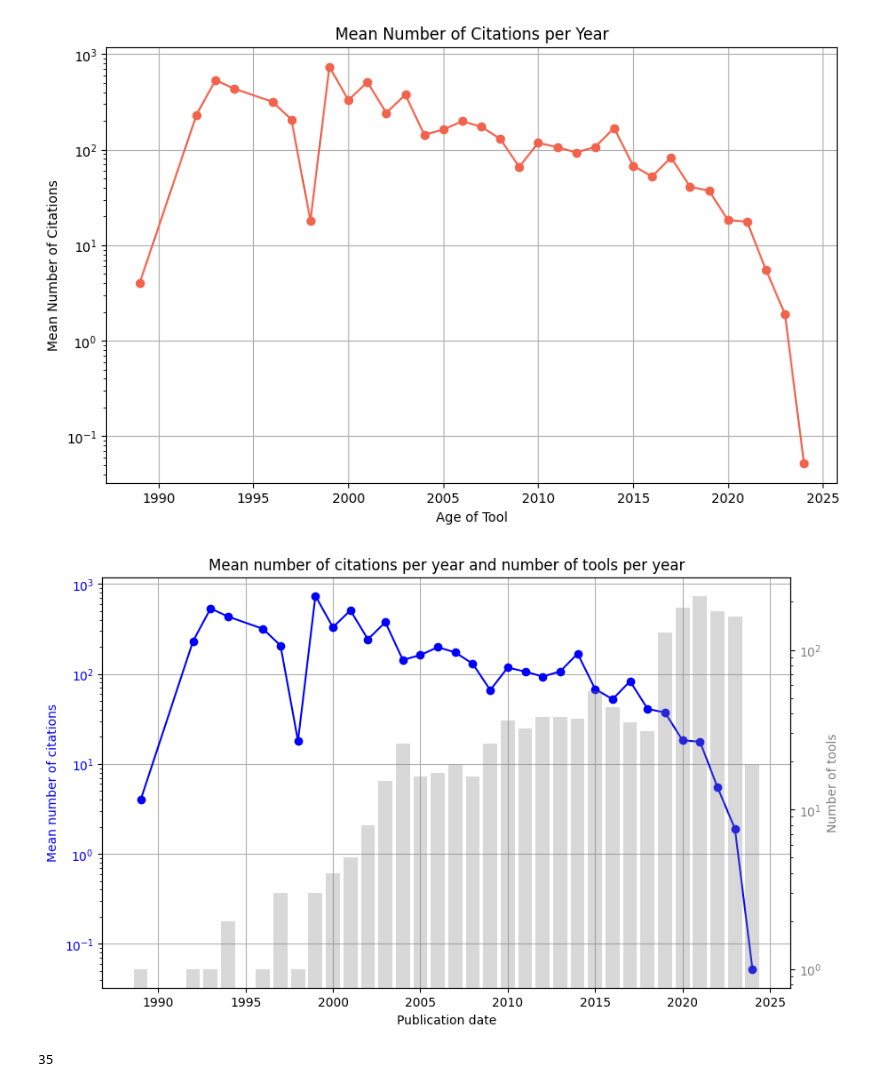
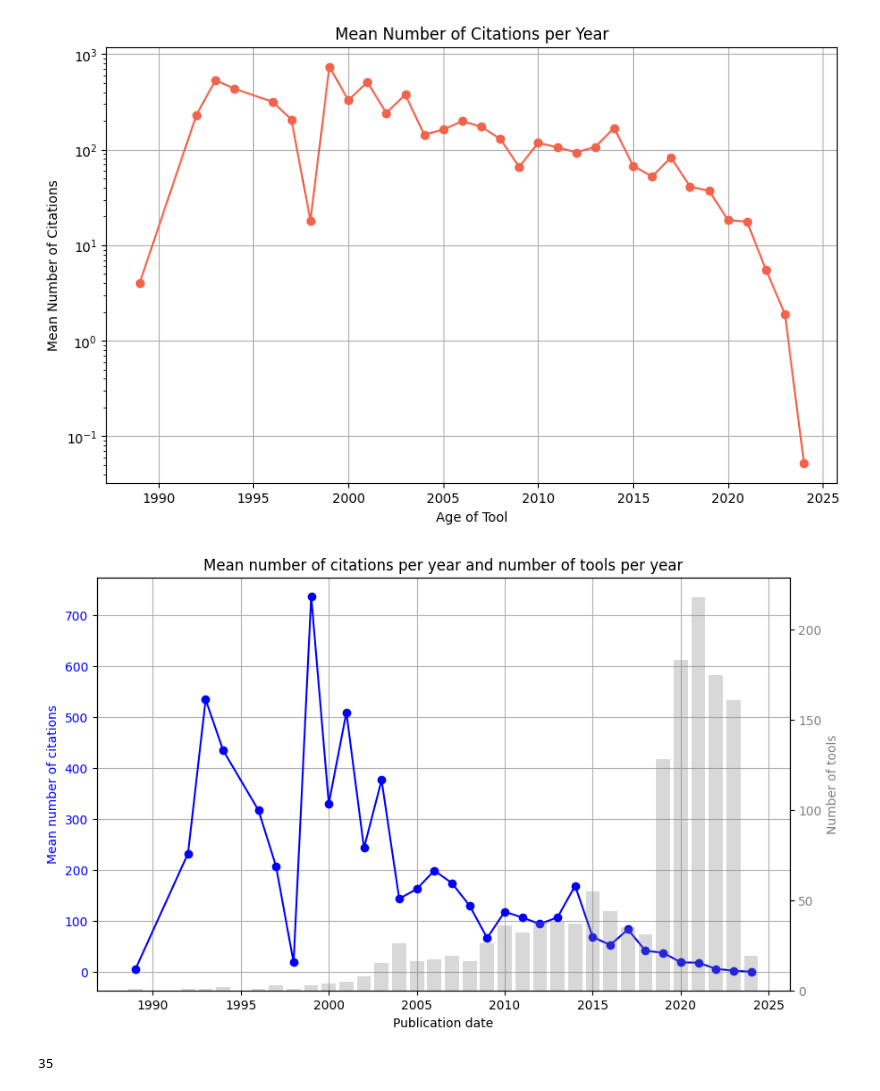
Before and after one commit to Workflomics/workflomics-QCmetric, a Jupyter notebook: stat_visualisation.ipynb, the cells around one changed output. Drawn from its saved outputs; the diff is of its cells as text; code cells hidden in the pictures.

Commit message:
updating publication data citation comparison

```diff
--- a/stat_visualisation.ipynb
+++ b/stat_visualisation.ipynb
@@ -285,32 +287,30 @@ plt.show()
 # %%
 
 data = pd.DataFrame({'Age': ages, 'Citations': citations})
 
 mean_citations_per_age = data.groupby('Age')['Citations'].mean()
 count_per_age = data['Age'].value_counts().sort_index()
 
 fig, ax1 = plt.subplots(figsize=(10, 6))
 
 #  mean citations per year
 ax1.plot(mean_citations_per_age.index, mean_citations_per_age.values, marker='o', linestyle='-', color='b')
 ax1.set_xlabel('Publication date')
 ax1.set_ylabel('Mean number of citations', color='b')
-ax1.set_yscale('log')  # Log scale for citations
 ax1.tick_params(axis='y', labelcolor='b')
 
 # secondary y-axis for the bar plot
 ax2 = ax1.twinx()
 ax2.bar(count_per_age.index, count_per_age.values, alpha=0.3, color='gray')
 ax2.set_ylabel('Number of tools', color='gray')
-ax2.set_yscale('log')
 ax2.tick_params(axis='y', labelcolor='gray')
 
 plt.title('Mean number of citations per year and number of tools per year')
 ax1.grid(True)
 
 plt.show()
 # %% [output]
-[figure, old version]
+[figure, new version]
 # %%
 
 ages = []
```
Also changed, not shown: parts of 1 cell of this notebook.
